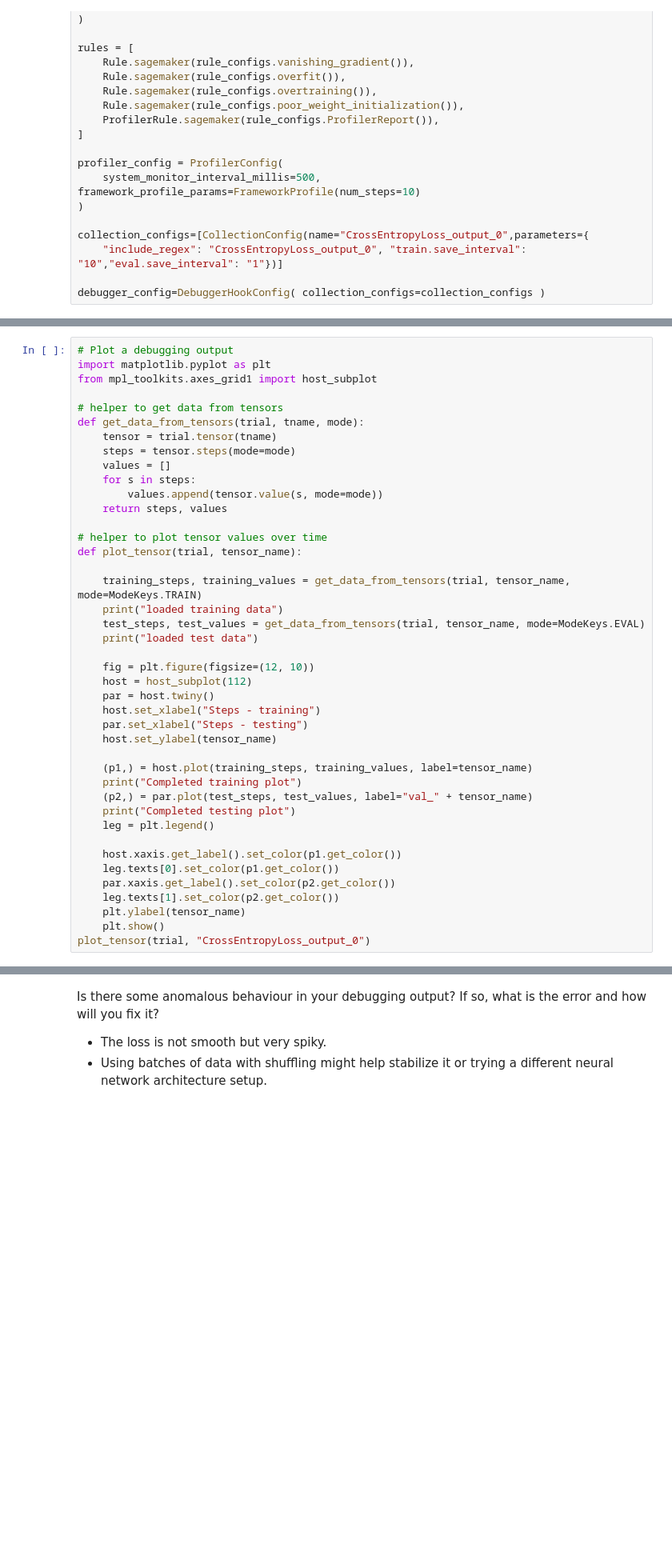
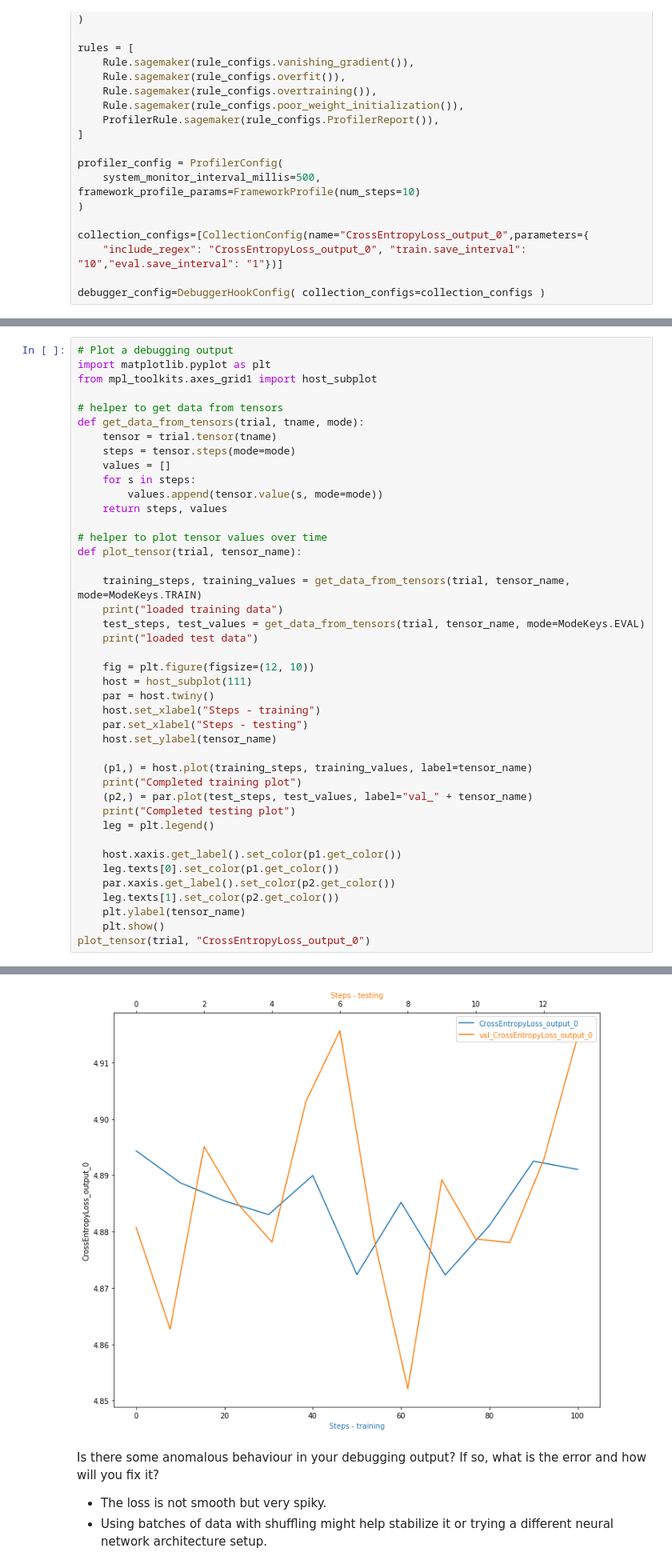
Before and after one commit to TVAO/aws-ml-engineer-sagemaker-nanodegree, a Jupyter notebook: 3 - Image Classification/train_and_deploy.ipynb, the cells around one changed output, grey strips where cells are left out. Shown at 80% size. Drawn from its saved outputs; the diff is of its cells as text; blank space fills up the shorter version.

```diff
--- a/3 - Image Classification/train_and_deploy.ipynb
+++ b/3 - Image Classification/train_and_deploy.ipynb
@@ -254,7 +261,7 @@ def plot_tensor(trial, tensor_name):
     print("loaded test data")
 
     fig = plt.figure(figsize=(12, 10))
-    host = host_subplot(112)
+    host = host_subplot(111)
     par = host.twiny()
     host.set_xlabel("Steps - training")
     par.set_xlabel("Steps - testing")
@@ -273,3 +280,4 @@ def plot_tensor(trial, tensor_name):
     plt.ylabel(tensor_name)
     plt.show()
 plot_tensor(trial, "CrossEntropyLoss_output_0")
+# %% [output]
@@ -276,3 +288,4 @@ plot_tensor(trial, "CrossEntropyLoss_output_0")
+[figure, added]
 # %% [markdown]
 Is there some anomalous behaviour in your debugging output? If so, what is the error and how will you fix it?
 - The loss is not smooth but very spiky.
```
Also changed, not shown: parts of 12 cells of this notebook, 18 other files.
